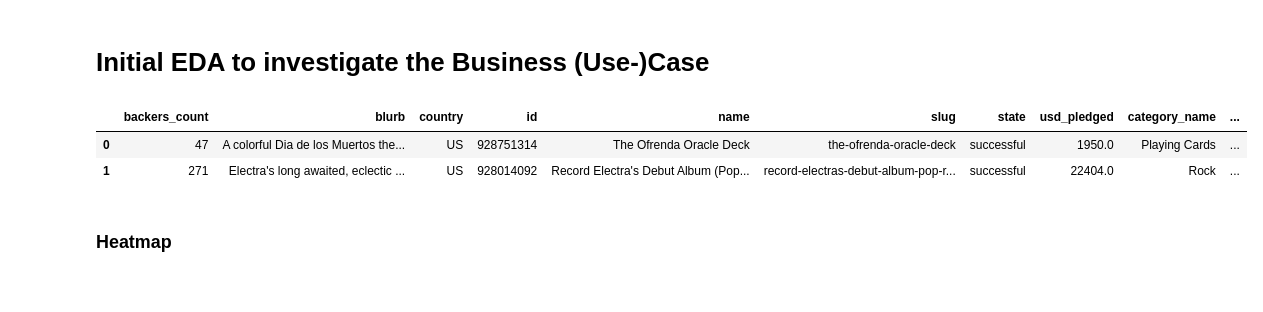
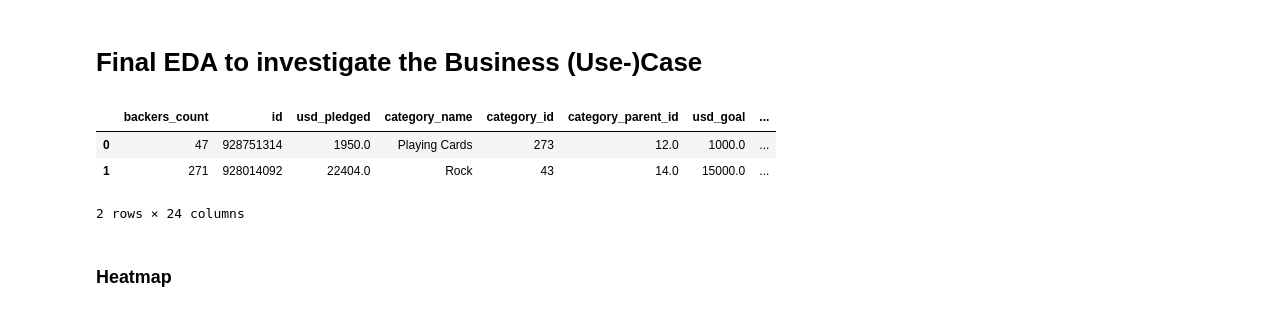
Before and after one commit to FischJunge/2020-ds-Project02-Kickstarter, a Jupyter notebook: 005_final_eda.ipynb, the cells around one changed output. Drawn from its saved outputs; the diff is of its cells as text; code cells hidden in the pictures.

```diff
--- a/005_final_eda.ipynb
+++ b/005_final_eda.ipynb
@@ -1,5 +1,5 @@
 # %% [markdown]
-# Initial EDA to investigate the Business (Use-)Case
+# Final EDA to investigate the Business (Use-)Case
 # %%
 import numpy as np
 import pandas as pd
@@ -18,17 +22,18 @@ sns.set_palette('rainbow')
 #sns.set_theme(style="ticks", palette="pastel")
 # %%
 # Read data set
-df = pd.read_csv('data/Kickstarter_cleaned.csv')
+df = pd.read_csv('data/Kickstarter_cleaned2.csv')
 
 # Drop column
 df = df.drop(['Unnamed: 0'], axis=1)
 
 # Show head
 df.head(2)
 # %% [output]
-|  | backers_count | blurb | country | id | name | slug | state | usd_pledged | category_name | ... |
-| 0 | 47 | A colorful Dia de los Muertos the... | US | 928751314 | The Ofrenda Oracle Deck | the-ofrenda-oracle-deck | successful | 1950.0 | Playing Cards | ... |
-| 1 | 271 | Electra's long awaited, eclectic ... | US | 928014092 | Record Electra's Debut Album (Pop... | record-electras-debut-album-pop-r... | successful | 22404.0 | Rock | ... |
+|  | backers_count | id | usd_pledged | category_name | category_id | category_parent_id | usd_goal | ... |
+| 0 | 47 | 928751314 | 1950.0 | Playing Cards | 273 | 12.0 | 1000.0 | ... |
+| 1 | 271 | 928014092 | 22404.0 | Rock | 43 | 14.0 | 15000.0 | ... |
+2 rows × 24 columns
 # %%
 # Define decimal places shown
 pd.options.display.float_format = '{:,.2f}'.format
```
Also changed, not shown: parts of 21 cells of this notebook, 11 other files.
